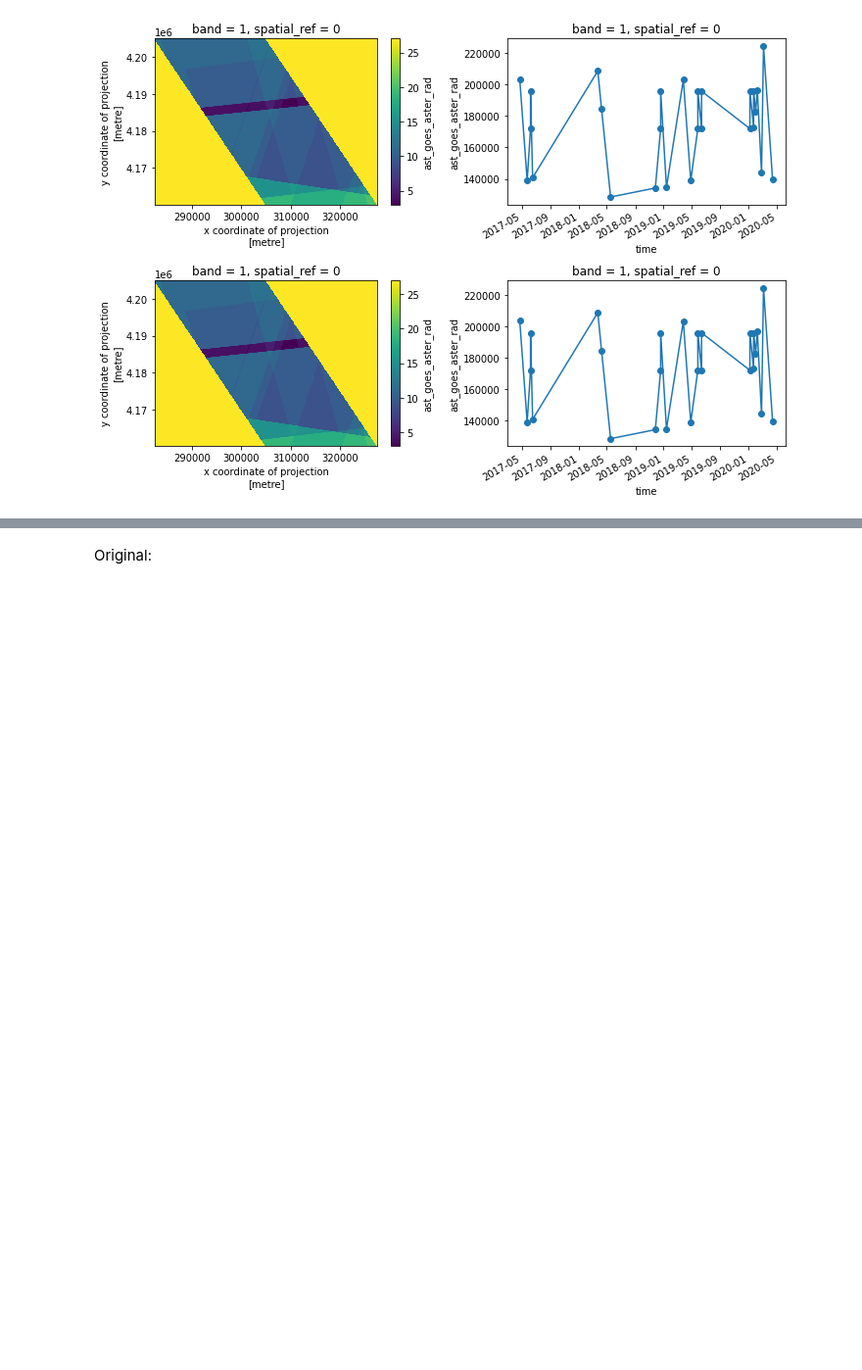
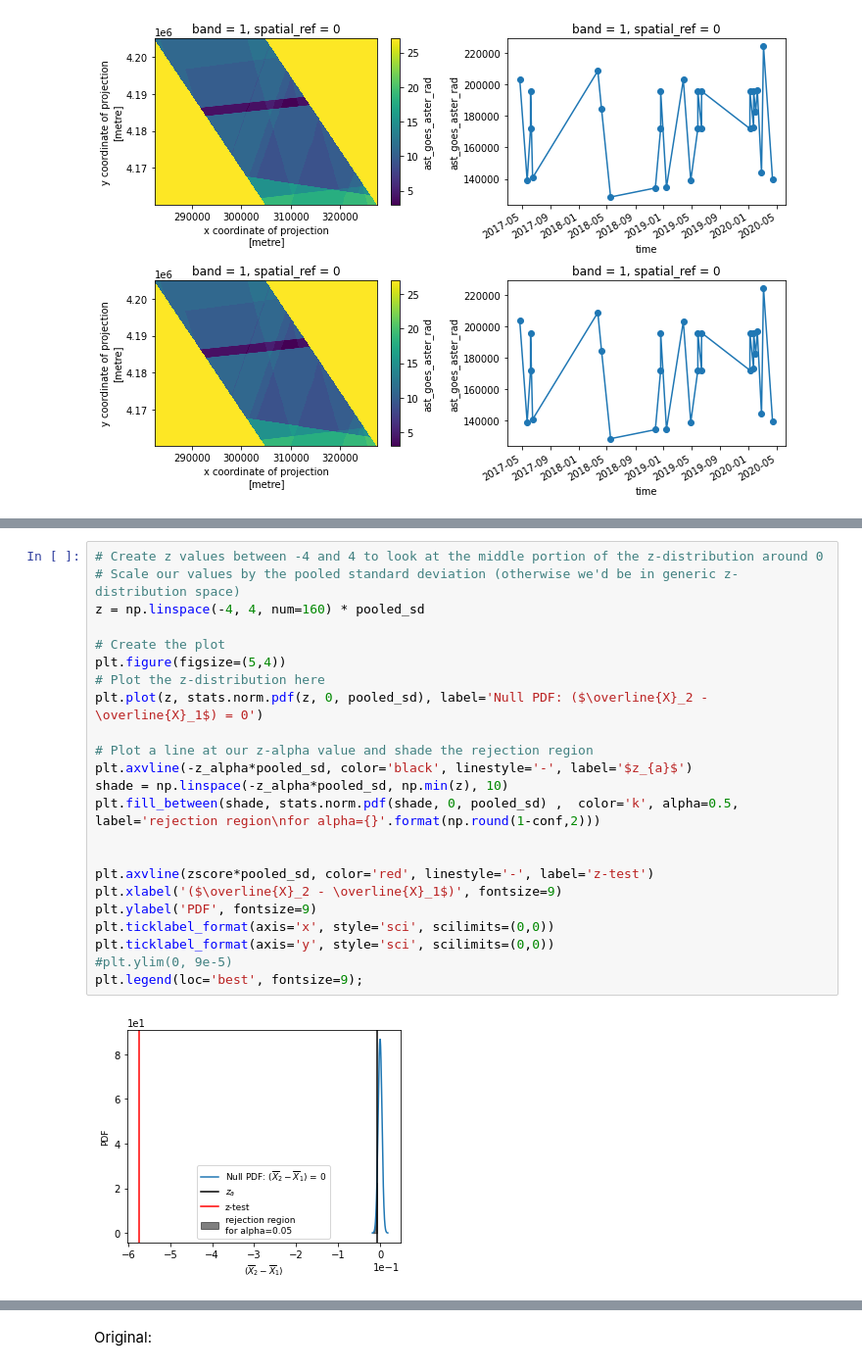
Before and after one commit to spestana/goes-cues, a Jupyter notebook: before-after-ortho-Fig4.ipynb, the cells around one changed output, grey strips where cells are left out. Shown at 98% size. Cells and saved outputs as stored; diff of their text form; blank space fills up the shorter version.

Commit message:
Rename notebook, add some tests

```diff
--- a/before-after-ortho.ipynb
+++ b/before-after-ortho-Fig4.ipynb
@@ -94,0 +260,25 @@ ds_original.ast_goes_aster_rad.isnull().sum(axis=(1,2)).plot(marker='o',ax=ax[1,
+# %%
+# Create z values between -4 and 4 to look at the middle portion of the z-distribution around 0
+# Scale our values by the pooled standard deviation (otherwise we'd be in generic z-distribution space)
+z = np.linspace(-4, 4, num=160) * pooled_sd
+
+# Create the plot
+plt.figure(figsize=(5,4))
+# Plot the z-distribution here
+plt.plot(z, stats.norm.pdf(z, 0, pooled_sd), label='Null PDF: ($\overline{X}_2 - \overline{X}_1$) = 0')
+
+# Plot a line at our z-alpha value and shade the rejection region
+plt.axvline(-z_alpha*pooled_sd, color='black', linestyle='-', label='$z_{a}$')
+shade = np.linspace(-z_alpha*pooled_sd, np.min(z), 10)
+plt.fill_between(shade, stats.norm.pdf(shade, 0, pooled_sd) ,  color='k', alpha=0.5, label='rejection region\nfor alpha={}'.format(np.round(1-conf,2)))
+
+
+plt.axvline(zscore*pooled_sd, color='red', linestyle='-', label='z-test')
+plt.xlabel('($\overline{X}_2 - \overline{X}_1$)', fontsize=9)
+plt.ylabel('PDF', fontsize=9)
+plt.ticklabel_format(axis='x', style='sci', scilimits=(0,0))
+plt.ticklabel_format(axis='y', style='sci', scilimits=(0,0))
+#plt.ylim(0, 9e-5)
+plt.legend(loc='best', fontsize=9);
+# %% [output]
+[figure, added]
```
Also changed, not shown: parts of 12 cells of this notebook.
